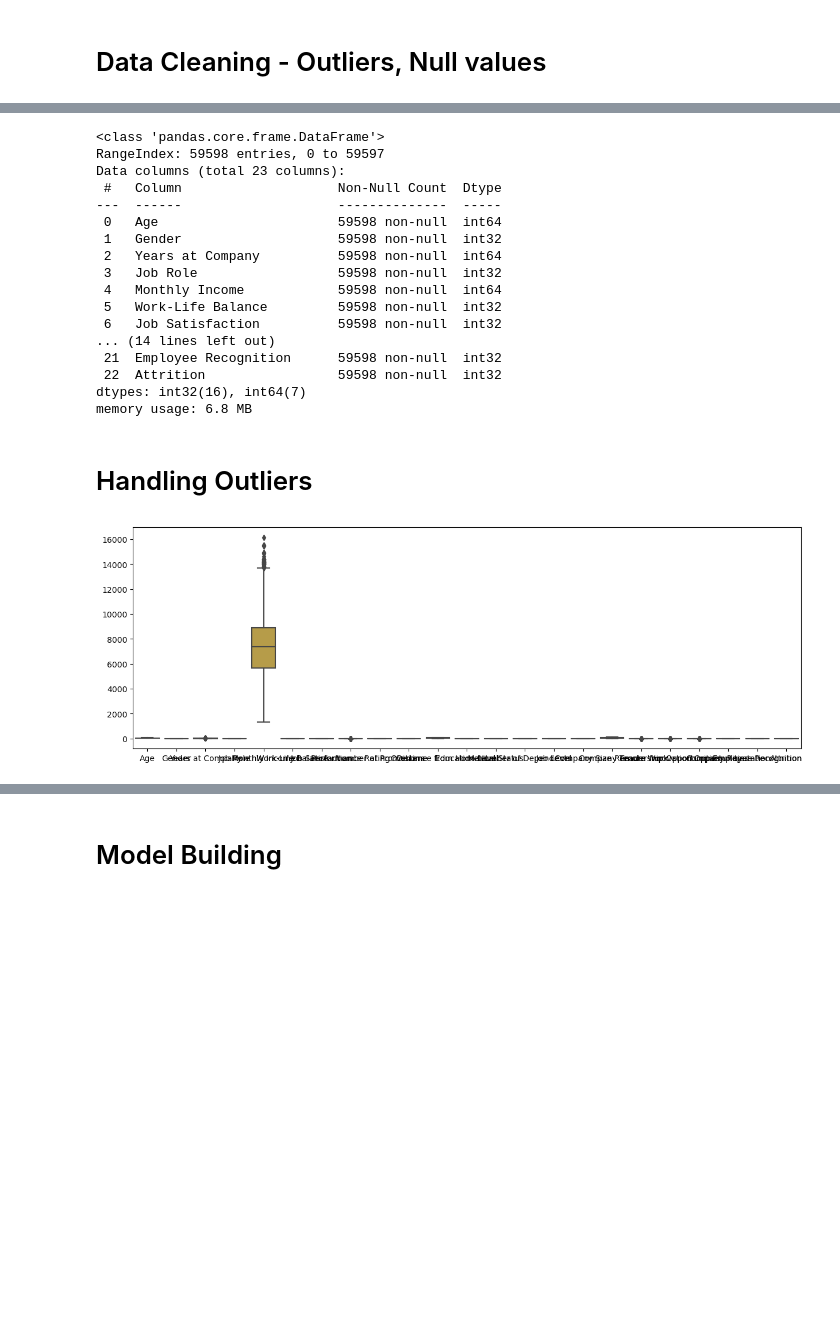
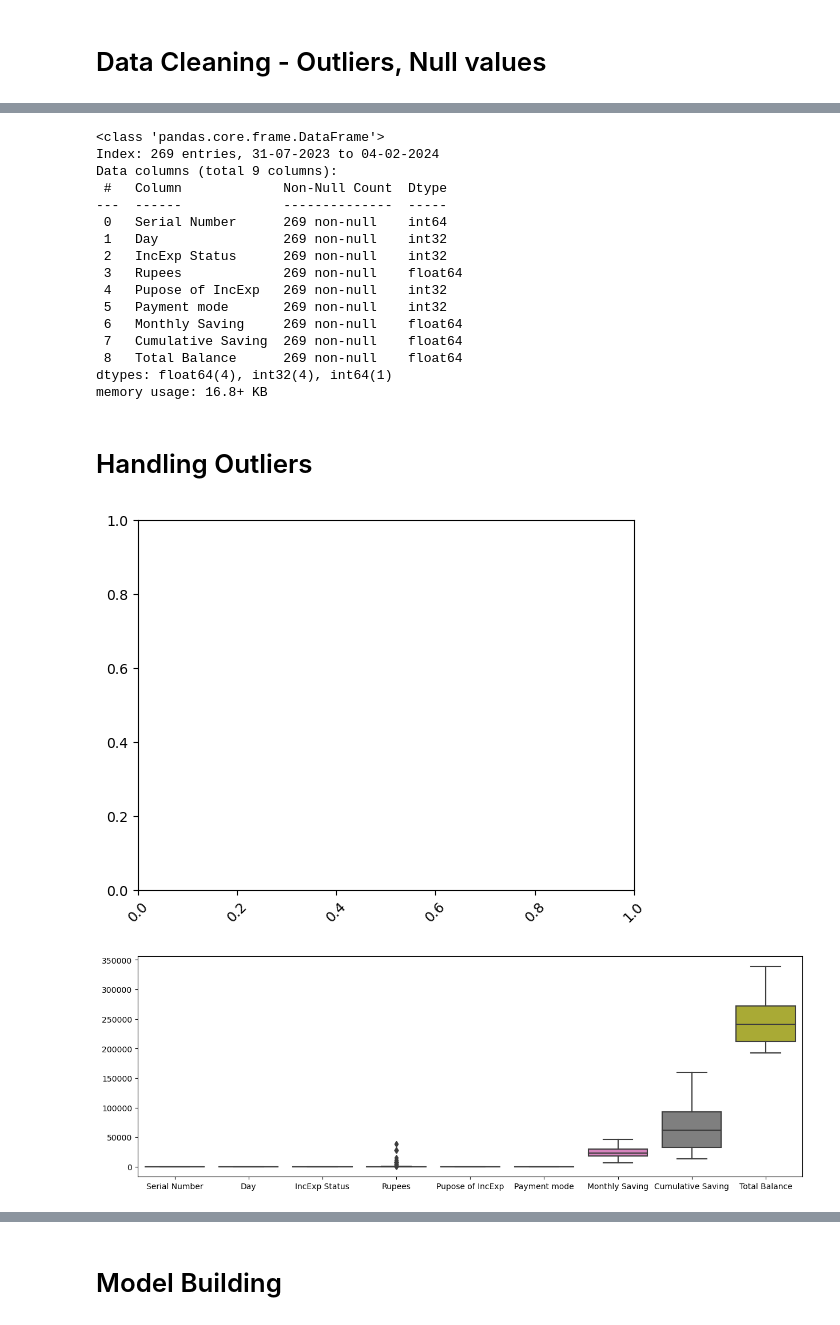
Before and after one commit to BDheerajChandan/CollegeProjects, a Jupyter notebook: InHouse Projects/ML-DL_SelfProjects/ML Model Build Automation/AutoModelBuilding.ipynb, the cells around one changed output, grey strips where cells are left out. Saved outputs shown, nothing was run; the diff lists cells and outputs as text; code cells hidden in the pictures; blank space fills up the shorter version.

```diff
--- a/InHouse Projects/ML-DL_SelfProjects/ML Model Build Automation/AutoModelBuilding.ipynb
+++ b/InHouse Projects/ML-DL_SelfProjects/ML Model Build Automation/AutoModelBuilding.ipynb
@@ -38,7 +38,7 @@ c:\Users\KIIT\Desktop\GitHUB\CollegeProjects\InHouse Projects\ML-DL_SelfProjects
 for i in range(len(csv_files)):
     print(f"Press {i+1} for selecting {csv_files[i]}")
 print(f"User Choise : ",end="")
-ch=1 #int(input("User Choice : "))
+ch=2 #int(input("User Choice : "))
 print(ch)
 def f():
     if csv_files[ch-1] in d.keys():
@@ -230,32 +219,33 @@ data
 data.info()
 # %% [output]
 <class 'pandas.core.frame.DataFrame'>
-RangeIndex: 59598 entries, 0 to 59597
-Data columns (total 23 columns):
- #   Column                    Non-Null Count  Dtype
----  ------                    --------------  -----
- 0   Age                       59598 non-null  int64
- 1   Gender                    59598 non-null  int32
- 2   Years at Company          59598 non-null  int64
- 3   Job Role                  59598 non-null  int32
- 4   Monthly Income            59598 non-null  int64
- 5   Work-Life Balance         59598 non-null  int32
- 6   Job Satisfaction          59598 non-null  int32
-... (14 lines left out)
- 21  Employee Recognition      59598 non-null  int32
- 22  Attrition                 59598 non-null  int32
-dtypes: int32(16), int64(7)
-memory usage: 6.8 MB
+Index: 269 entries, 31-07-2023 to 04-02-2024
+Data columns (total 9 columns):
+ #   Column             Non-Null Count  Dtype
+---  ------             --------------  -----
+ 0   Serial Number      269 non-null    int64
+ 1   Day                269 non-null    int32
+ 2   IncExp Status      269 non-null    int32
+ 3   Rupees             269 non-null    float64
+ 4   Pupose of IncExp   269 non-null    int32
+ 5   Payment mode       269 non-null    int32
+ 6   Monthly Saving     269 non-null    float64
+ 7   Cumulative Saving  269 non-null    float64
+ 8   Total Balance      269 non-null    float64
+dtypes: float64(4), int32(4), int64(1)
+memory usage: 16.8+ KB
 # %% [markdown]
 # Handling Outliers
 # %%
 import seaborn as sns
 import matplotlib.pyplot as plt
+plt.xticks(rotation=45)
 plt.figure(figsize=[15,5])
 sns.boxplot(data)
 plt.show()
 # %% [output]
-[figure, old version]
+[figure, new version]
+[figure, added]
 # %%
 data.info()
 # %% [output]
```
Also changed, not shown: parts of 21 cells of this notebook, 4 other files.
